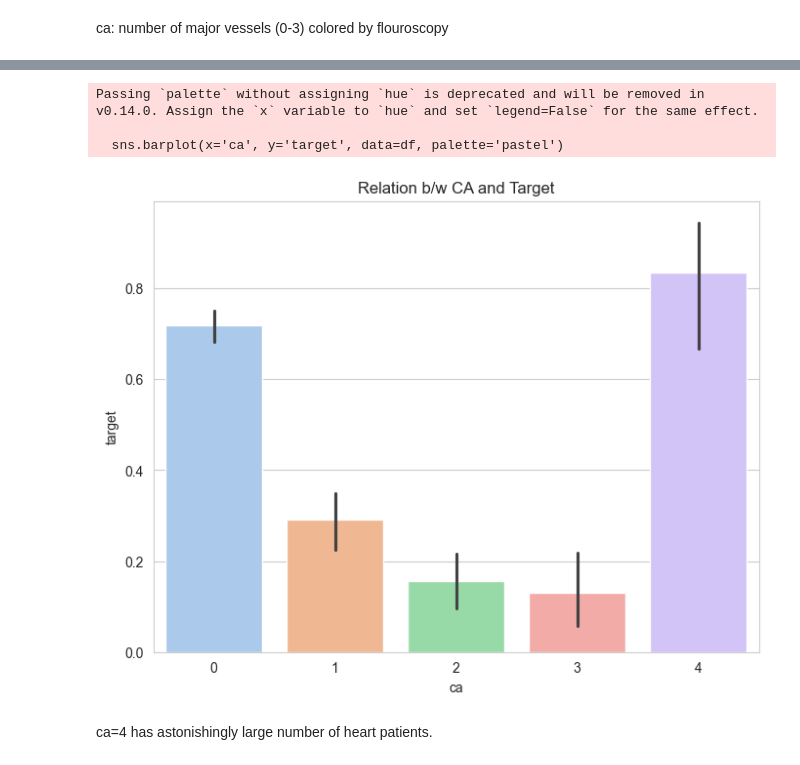
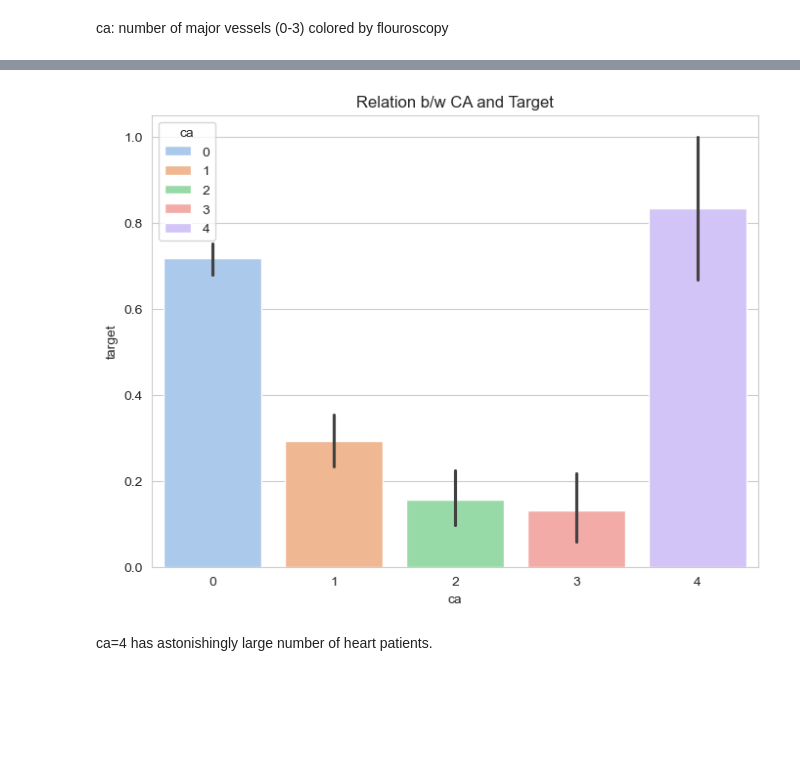
Before and after one commit to imaliabdullah/Portfolio-Project, a Jupyter notebook: Heart Disease/heart-disease-eda-prediction.ipynb, the cells around one changed output, grey strips where cells are left out. Drawn from its saved outputs; the diff is of its cells as text; code cells hidden in the pictures; blank space fills up the shorter version.

```diff
--- a/Heart Disease/heart-disease-eda-prediction.ipynb
+++ b/Heart Disease/heart-disease-eda-prediction.ipynb
@@ -8,7 +8,7 @@ import numpy as np
 import matplotlib.pyplot as plt
 import seaborn as sns
 # %%
-df = pd.read_csv("heart.csv")
+df = pd.read_csv("assets/heart.csv")
 df.head()
 # %% [output]
 |  | age | sex | cp | trestbps | chol | fbs | restecg | thalach | exang | oldpeak | slope | ... |
@@ -328,15 +304,12 @@ Passing `palette` without assigning `hue` is deprecated and will be removed in v
 # %%
 sns.set_style('whitegrid')
 
 plt.figure(figsize=(8,6))
-sns.barplot(x='ca', y='target', data=df, palette='pastel')
+sns.barplot(x='ca', y='target', hue='ca', data=df, palette='pastel')
 plt.title('Relation b/w CA and Target')
 plt.show()
 # %% [output]
-Passing `palette` without assigning `hue` is deprecated and will be removed in v0.14.0. Assign the `x` variable to `hue` and set `legend=False` for the same effect.
-
-  sns.barplot(x='ca', y='target', data=df, palette='pastel')
-[figure, old version]
+[figure, new version]
 # %% [markdown]
 ca=4 has astonishingly large number of heart patients.
 # %% [markdown]
```
Also changed, not shown: parts of 12 cells of this notebook, 19 other files.
